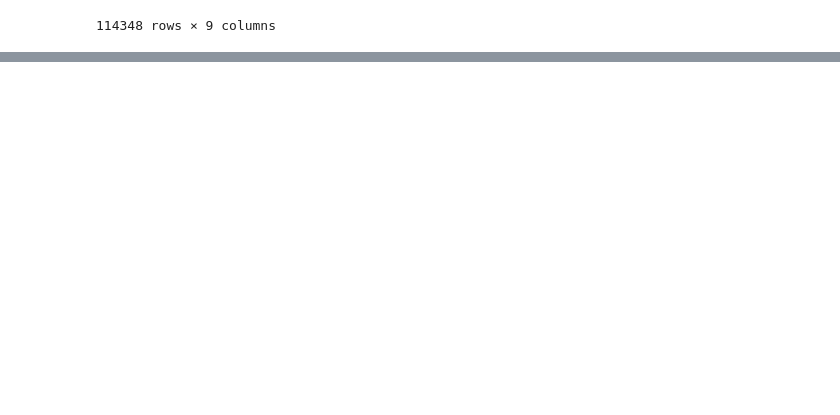
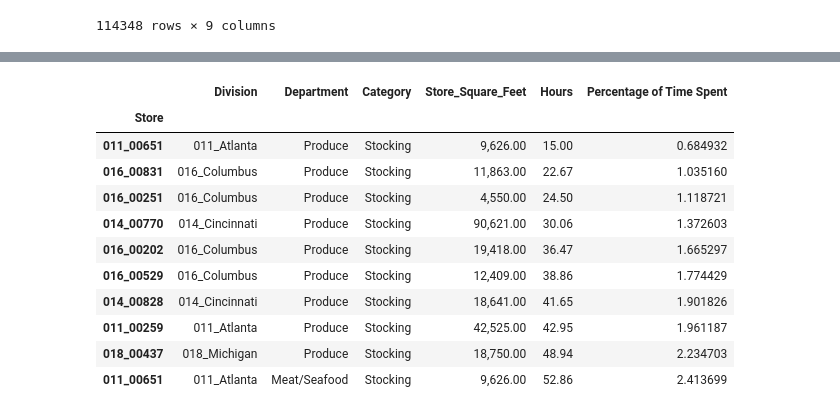
Before and after one commit to khenson1/KrogerAssessment, a Jupyter notebook: Kroger Assessment.ipynb, the cells around one changed output, grey strips where cells are left out. Drawn from its saved outputs; the diff is of its cells as text; code cells hidden in the pictures; blank space fills up the shorter version.

```diff
--- a/Kroger Assessment.ipynb
+++ b/Kroger Assessment.ipynb
@@ -452,0 +432,23 @@ Customer_Service.head(100)
+# %%
+###Showing each city's square feet compared to their Cleaning, Customer Service, Planning and Stocking catergories and the respectful hours
+##Filtering off by the specific categories
+#Lowest % of Stocking
+Stocking_category = ["Stocking"]
+Stocking = SQ2[SQ2["Category"].isin(Stocking_category)]
+Stocking.set_index("Store", inplace=True)
+Bottom_Stocking = Stocking.sort_values(["Percentage of Time Spent"], ascending=True)
+
+Bottom_Stocking.head(10)
+# %% [output]
+|  | Division | Department | Category | Store_Square_Feet | Hours | Percentage of Time Spent |
+| Store |  |  |  |  |  |  |
+| 011_00651 | 011_Atlanta | Produce | Stocking | 9,626.00 | 15.00 | 0.684932 |
+| 016_00831 | 016_Columbus | Produce | Stocking | 11,863.00 | 22.67 | 1.035160 |
+| 016_00251 | 016_Columbus | Produce | Stocking | 4,550.00 | 24.50 | 1.118721 |
+| 014_00770 | 014_Cincinnati | Produce | Stocking | 90,621.00 | 30.06 | 1.372603 |
+| 016_00202 | 016_Columbus | Produce | Stocking | 19,418.00 | 36.47 | 1.665297 |
+| 016_00529 | 016_Columbus | Produce | Stocking | 12,409.00 | 38.86 | 1.774429 |
+| 014_00828 | 014_Cincinnati | Produce | Stocking | 18,641.00 | 41.65 | 1.901826 |
+| 011_00259 | 011_Atlanta | Produce | Stocking | 42,525.00 | 42.95 | 1.961187 |
+| 018_00437 | 018_Michigan | Produce | Stocking | 18,750.00 | 48.94 | 2.234703 |
+| 011_00651 | 011_Atlanta | Meat/Seafood | Stocking | 9,626.00 | 52.86 | 2.413699 |
```
Also changed, not shown: parts of 18 cells of this notebook.
